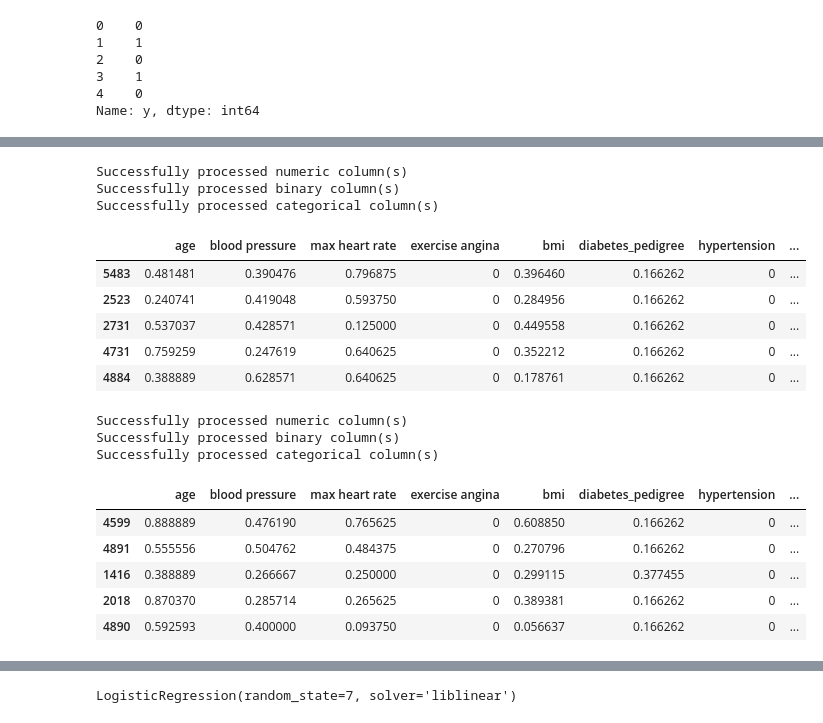
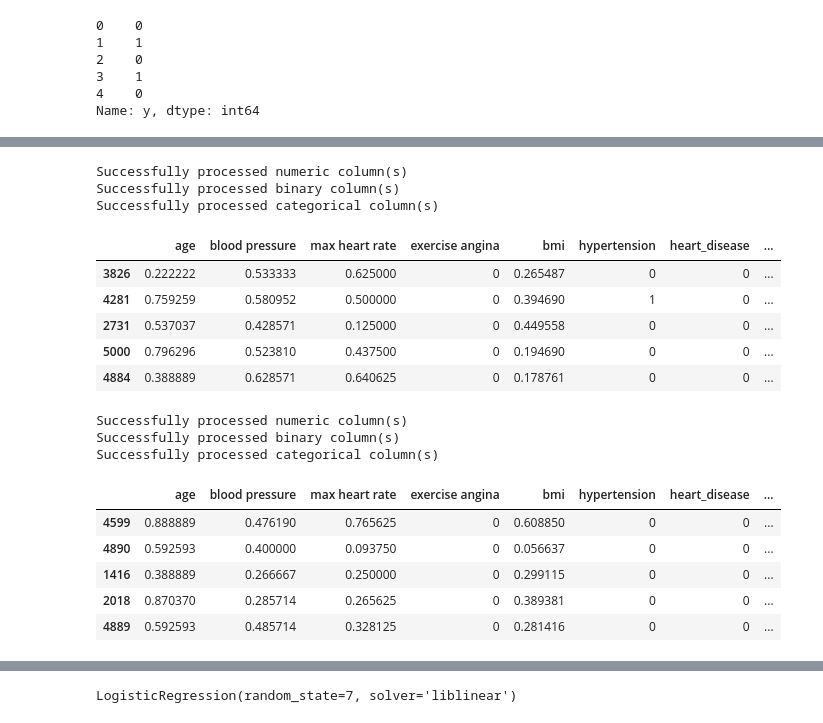
Before and after one commit to eugenelian/DBTT_G5T1, a Jupyter notebook: notebooks/urgency_classification.ipynb, the cells around one changed output, grey strips where cells are left out. Cells and saved outputs as stored; diff of their text form; code cells hidden in the pictures.

```diff
--- a/notebooks/triage_classification.ipynb
+++ b/notebooks/urgency_classification.ipynb
@@ -230,0 +217,6 @@ It is necessary to convert them using <b>dummy encoding</b>. Dummy encoding crea
+# %%
+# Set numeric_cols and categorical_cols
+numeric_cols = ["age", "blood pressure", "max heart rate", "bmi"]
+binary_cols = ["exercise angina", "hypertension", "heart_disease"]
+categorical_cols = ["chest pain type", "smoking_status"]
+all_cols = numeric_cols + binary_cols + categorical_cols
@@ -280,8 +271,8 @@ def handle_missing_data(
     # Return X and y
     return X, y
 # %%
-# Since we know that there is only one row with missing data in 'gender' column, we can remove that row
-X, y = handle_missing_data(X=X, y=y, cols=["gender"], choice="drop")
+# We choose the drop any np.nan data if any
+X, y = handle_missing_data(X=X, y=y, cols=all_cols, choice="drop")
 print(X.shape, y.shape)
 X.isna().sum()
 # %% [output]
@@ -362,27 +356,22 @@ def preprocess_data(
 
     return X, new_scalers
 # %%
-# Set numeric_cols and categorical_cols
-numeric_cols = ["age", "blood pressure", "max heart rate", "bmi", "diabetes_pedigree"]
-binary_cols = ["exercise angina", "hypertension", "heart_disease"]
-categorical_cols = ["gender", "chest pain type", "Residence_type", "smoking_status"]
-
 # Preprocess X_train
 X_train, scalers = preprocess_data(X_train, numeric_cols, binary_cols, categorical_cols)
 X_train.head(5)
 # %% [output]
 Successfully processed numeric column(s)
 Successfully processed binary column(s)
 Successfully processed categorical column(s)
-|  | age | blood pressure | max heart rate | exercise angina | bmi | diabetes_pedigree | hypertension | ... |
-| 5483 | 0.481481 | 0.390476 | 0.796875 | 0 | 0.396460 | 0.166262 | 0 | ... |
-| 2523 | 0.240741 | 0.419048 | 0.593750 | 0 | 0.284956 | 0.166262 | 0 | ... |
-| 2731 | 0.537037 | 0.428571 | 0.125000 | 0 | 0.449558 | 0.166262 | 0 | ... |
-| 4731 | 0.759259 | 0.247619 | 0.640625 | 0 | 0.352212 | 0.166262 | 0 | ... |
-| 4884 | 0.388889 | 0.628571 | 0.640625 | 0 | 0.178761 | 0.166262 | 0 | ... |
+|  | age | blood pressure | max heart rate | exercise angina | bmi | hypertension | heart_disease | ... |
+| 3826 | 0.222222 | 0.533333 | 0.625000 | 0 | 0.265487 | 0 | 0 | ... |
+| 4281 | 0.759259 | 0.580952 | 0.500000 | 0 | 0.394690 | 1 | 0 | ... |
+| 2731 | 0.537037 | 0.428571 | 0.125000 | 0 | 0.449558 | 0 | 0 | ... |
+| 5000 | 0.796296 | 0.523810 | 0.437500 | 0 | 0.194690 | 0 | 0 | ... |
+| 4884 | 0.388889 | 0.628571 | 0.640625 | 0 | 0.178761 | 0 | 0 | ... |
 # %%
-# Preprocess X_test
-X_test, scalers = preprocess_data(
+# Preprocess X_test using scalers obtained from fit stage
+X_test, _ = preprocess_data(
     X_test, numeric_cols, binary_cols, categorical_cols, train=False, scalers=scalers
 )
 X_test.head(5)
@@ -390,9 +379,9 @@ X_test.head(5)
 Successfully processed numeric column(s)
 Successfully processed binary column(s)
 Successfully processed categorical column(s)
-|  | age | blood pressure | max heart rate | exercise angina | bmi | diabetes_pedigree | hypertension | ... |
-| 4599 | 0.888889 | 0.476190 | 0.765625 | 0 | 0.608850 | 0.166262 | 0 | ... |
-| 4891 | 0.555556 | 0.504762 | 0.484375 | 0 | 0.270796 | 0.166262 | 0 | ... |
-| 1416 | 0.388889 | 0.266667 | 0.250000 | 0 | 0.299115 | 0.377455 | 0 | ... |
-| 2018 | 0.870370 | 0.285714 | 0.265625 | 0 | 0.389381 | 0.166262 | 0 | ... |
-| 4890 | 0.592593 | 0.400000 | 0.093750 | 0 | 0.056637 | 0.166262 | 0 | ... |
+|  | age | blood pressure | max heart rate | exercise angina | bmi | hypertension | heart_disease | ... |
+| 4599 | 0.888889 | 0.476190 | 0.765625 | 0 | 0.608850 | 0 | 0 | ... |
+| 4890 | 0.592593 | 0.400000 | 0.093750 | 0 | 0.056637 | 0 | 0 | ... |
+| 1416 | 0.388889 | 0.266667 | 0.250000 | 0 | 0.299115 | 0 | 0 | ... |
+| 2018 | 0.870370 | 0.285714 | 0.265625 | 0 | 0.389381 | 0 | 0 | ... |
+| 4889 | 0.592593 | 0.485714 | 0.328125 | 0 | 0.281416 | 0 | 0 | ... |
```
Also changed, not shown: parts of 27 cells of this notebook, 1 other file.
